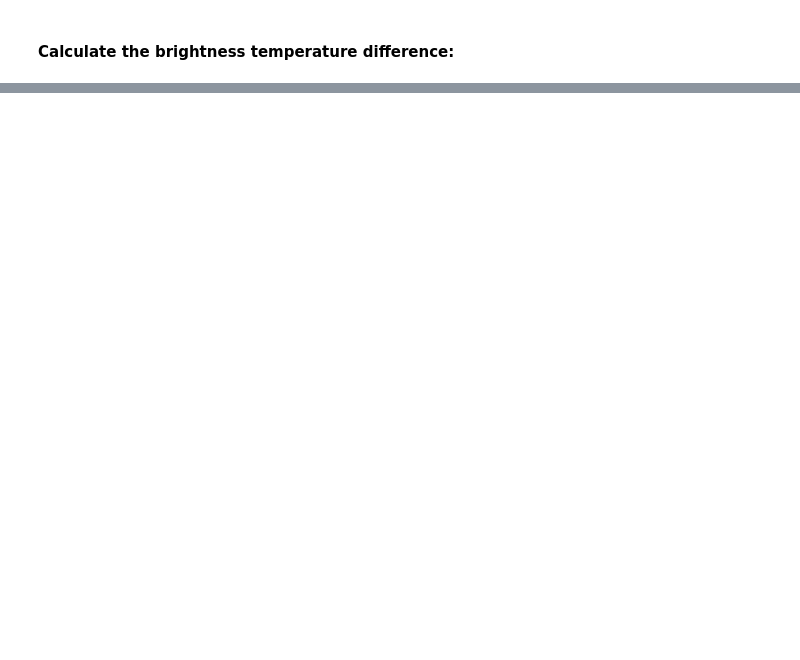
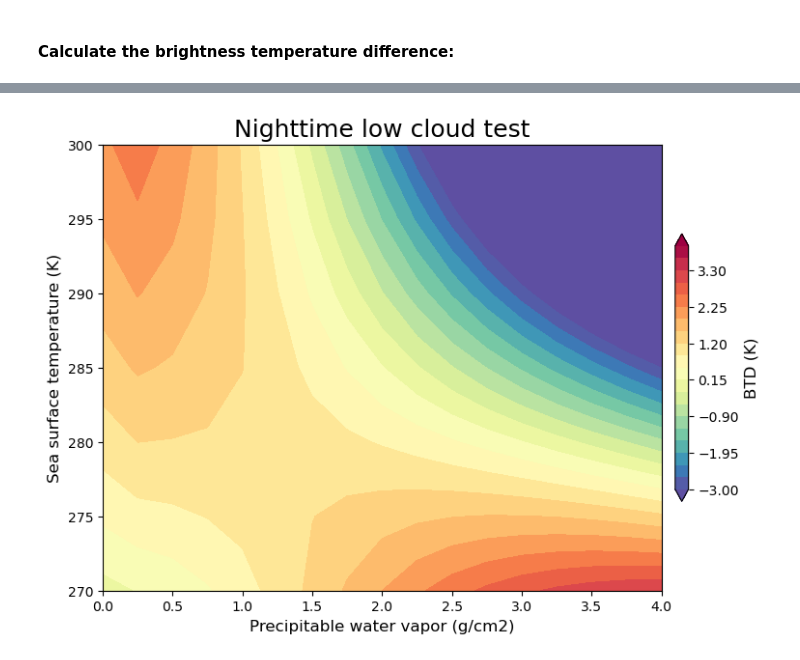
Before and after one commit to jesseturner/FalseLowClouds, a Jupyter notebook: SBDART/Figure.ipynb, the cells around one changed output, grey strips where cells are left out. Drawn from its saved outputs; the diff is of its cells as text; code cells hidden in the pictures; blank space fills up the shorter version.

Commit message:
SBDART 2d visualization now workinggit status

```diff
--- a/SBDART/Figure.ipynb
+++ b/SBDART/Figure.ipynb
@@ -113,0 +96,24 @@ array([-75325.0612462 , -75326.98428309, -75328.31808931, -75329.05730376,
+# %%
+def flux_to_Tb(flux, wl):
+    c1 = 3.74e-22
+    c2 = 0.0144
+    S = np.array(flux) #W m-2 um-1
+
+    T_b = c2/(wl*np.log((c1/((wl**5)*S)+1)))
+
+    return T_b
+# %%
+data = {}
+
+for t in temps:
+    flux_lw = read_sbdart_data('figure/11um_'+str(t))
+    flux_sw = read_sbdart_data('figure/39um_'+str(t))
+
+
+    BTD = flux_to_Tb(flux_lw, 11e-6) - flux_to_Tb(flux_sw, 3.9e-6)
+    #print(BTD)
+
+    for i in range(len(uw)):
+        data[t, uw[i]] = BTD[i]
+
+data
@@ -113,0 +138,19 @@ array([-75325.0612462 , -75326.98428309, -75328.31808931, -75329.05730376,
+# %%
+x_values, y_values, values = zip(*[(x, y, value) for (x, y), value in data.items()])
+# %%
+btd_grid = np.array(values).reshape(len(temps), len(uw))
+uw_grid, temp_grid = np.meshgrid(uw, temps)
+# %%
+fig,ax=plt.subplots(1, figsize=(9,6))
+cmap = plt.cm.Spectral_r
+levels = np.linspace(-3, 4, 21)
+
+c=ax.contourf(uw_grid, temp_grid, btd_grid, cmap=cmap, extend='both', levels=levels)
+clb=plt.colorbar(c, shrink=0.6, pad=0.02, ax=ax)
+ax.set_title('Nighttime low cloud test', fontsize=18)
+ax.set_ylabel('Sea surface temperature (K)', fontsize=12)
+ax.set_xlabel('Precipitable water vapor (g/cm2)', fontsize=12)
+clb.set_label('BTD (K)', fontsize=12)
+plt.savefig('sbdart_sst_wv.png', dpi=200, bbox_inches='tight')
+# %% [output]
+[figure, added]
```
Also changed, not shown: parts of 11 cells of this notebook, 19 other files.
